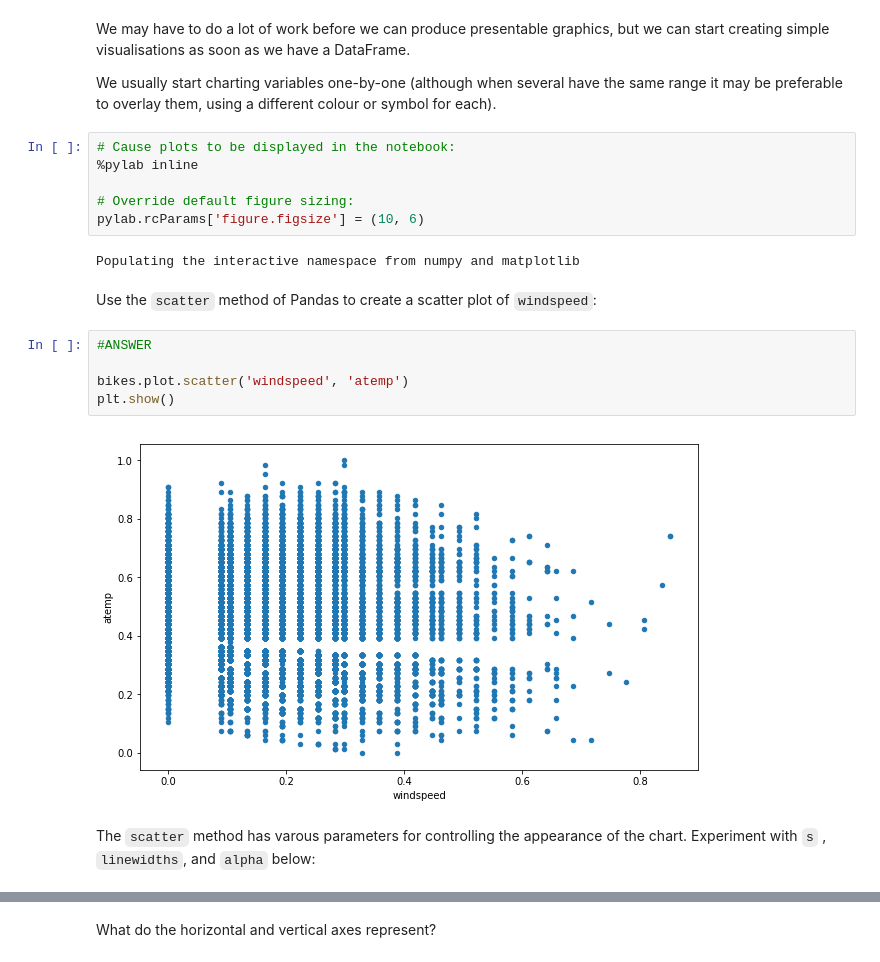
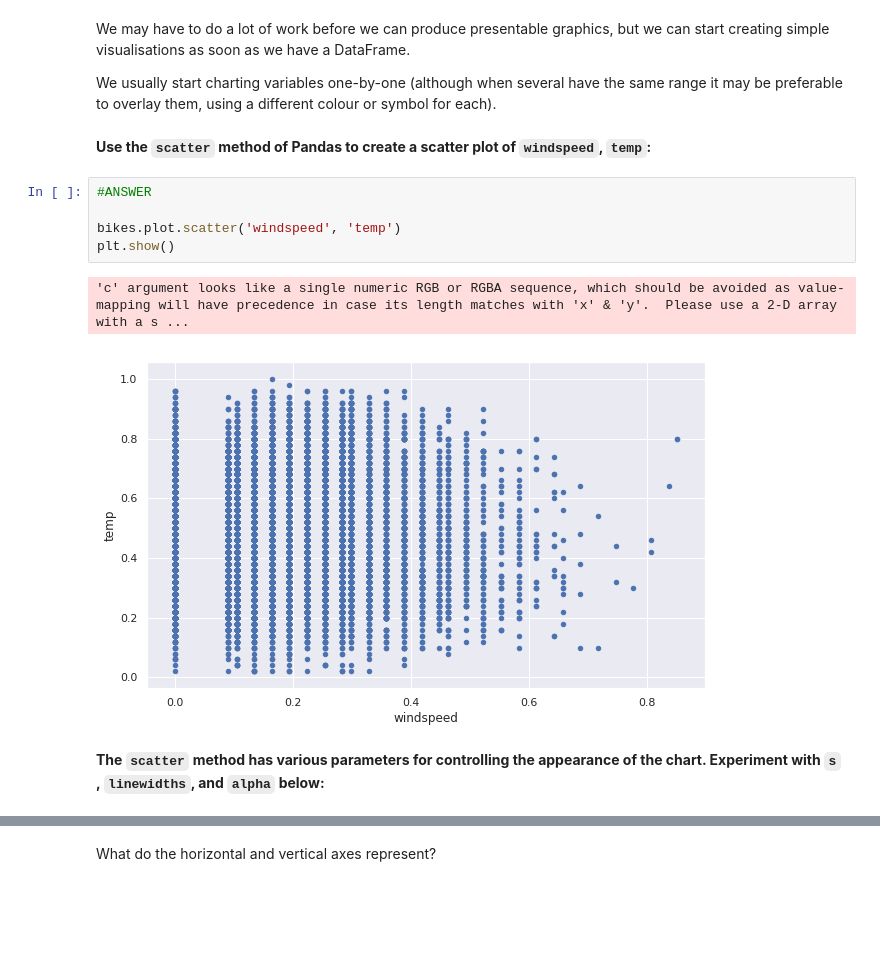
Before and after one commit to maianhly/dsia-maly, a Jupyter notebook: notebooks/module03/DSIA Lab 3.1.2.ipynb, the cells around one changed output, grey strips where cells are left out. Saved outputs shown, nothing was run; the diff lists cells and outputs as text; blank space fills up the shorter version.

```diff
--- a/notebooks/module03/DSIA Lab 3.1.2.ipynb
+++ b/notebooks/module03/DSIA Lab 3.1.2.ipynb
@@ -64,23 +79,16 @@ bikes.describe(include = 'all')
 We may have to do a lot of work before we can produce presentable graphics, but we can start creating simple visualisations as soon as we have a DataFrame.
 
 We usually start charting variables one-by-one (although when several have the same range it may be preferable to overlay them, using a different colour or symbol for each).
-# %%
-# Cause plots to be displayed in the notebook:
-%pylab inline
-
-# Override default figure sizing:
-pylab.rcParams['figure.figsize'] = (10, 6)
-# %% [output]
-Populating the interactive namespace from numpy and matplotlib
 # %% [markdown]
-Use the `scatter` method of Pandas to create a scatter plot of `windspeed`:
+**Use the `scatter` method of Pandas to create a scatter plot of `windspeed`, `temp`:**
 # %%
 #ANSWER
 
-bikes.plot.scatter('windspeed', 'atemp')
+bikes.plot.scatter('windspeed', 'temp')
 plt.show()
 # %% [output]
+'c' argument looks like a single numeric RGB or RGBA sequence, which should be avoided as value-mapping will have precedence in case its length matches with 'x' & 'y'.  Please use a 2-D array with a s ...
-[figure, old version]
+[figure, new version]
 # %% [markdown]
-The `scatter` method has varous parameters for controlling the appearance of the chart. Experiment with `s` , `linewidths`, and `alpha` below:
+**The `scatter` method has various parameters for controlling the appearance of the chart. Experiment with `s` , `linewidths`, and `alpha` below:**
 # %%
```
Also changed, not shown: parts of 119 cells of this notebook, 2 other files.
